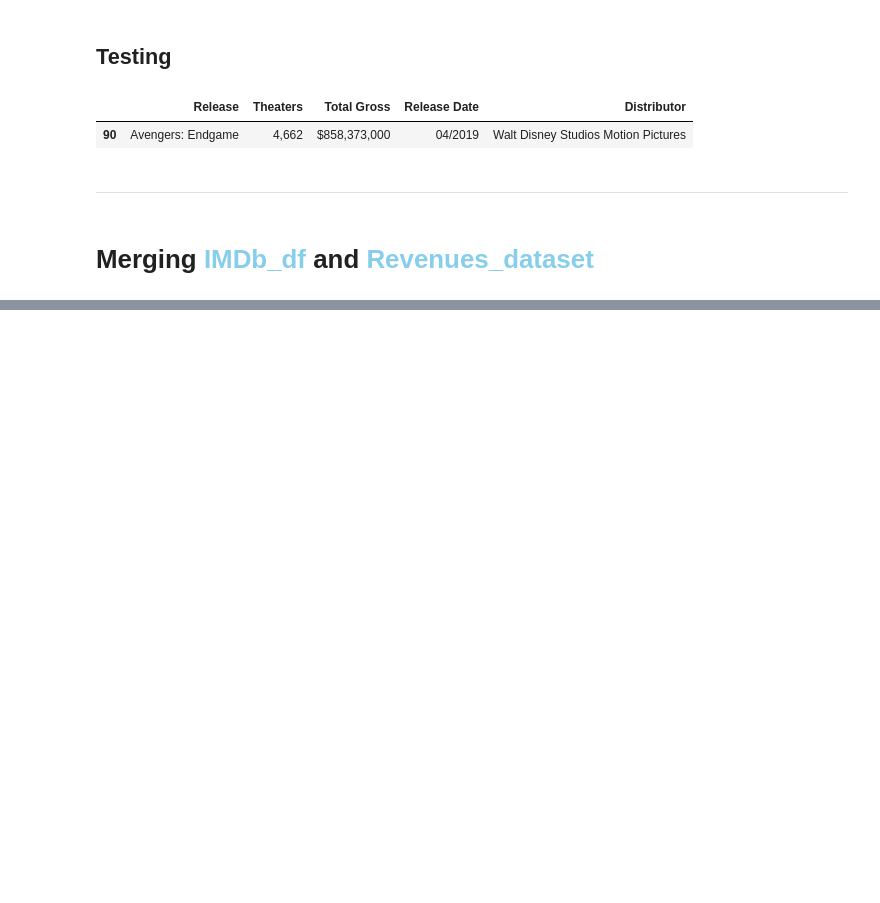
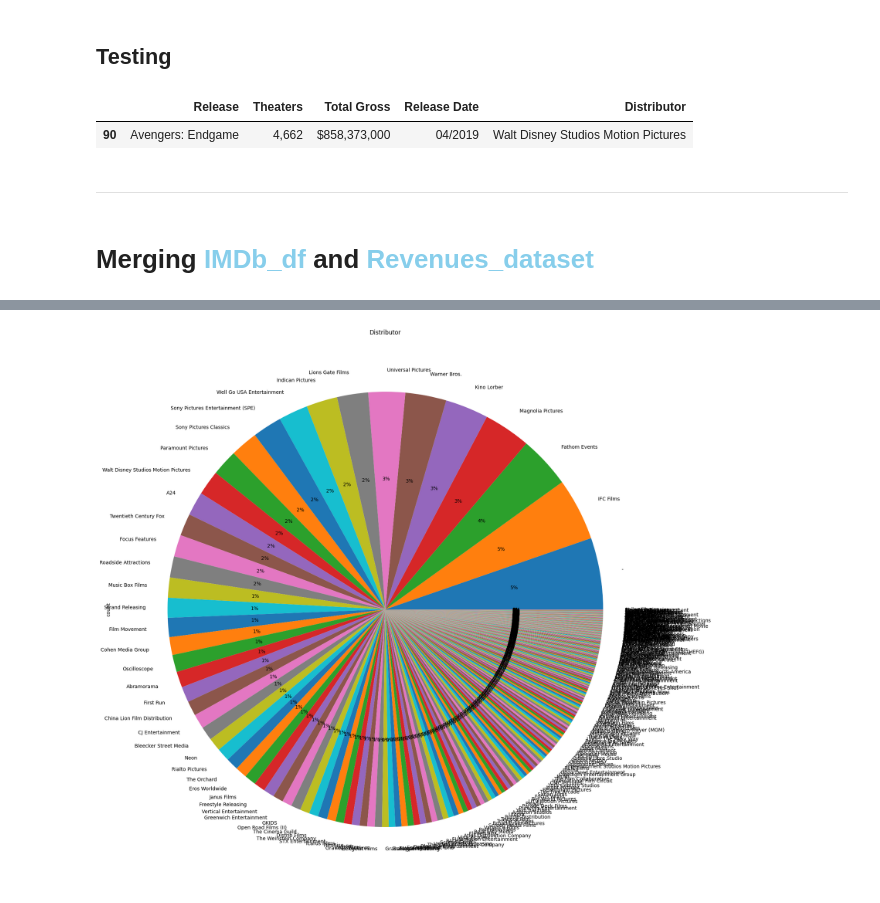
Before and after one commit to shreyashguptas/Analyzing-movie-runtime-performance-before-and-after-COVID-19, a Jupyter notebook: project code.ipynb, the cells around one changed output, grey strips where cells are left out. Cells and saved outputs as stored; diff of their text form; code cells hidden in the pictures; blank space fills up the shorter version.

```diff
--- a/project code.ipynb
+++ b/project code.ipynb
@@ -700,0 +787,7 @@ print(new_df['budget'].notnull().sum())
+# %%
+# Visualise a pie chart of the count of all the distributors
+combined_data['Distributor'].value_counts().plot(kind='pie', autopct='%1.0f%%', figsize=(20,20))
+plt.title('Distributor')
+plt.show()
+# %% [output]
+[figure, added]
```
Also changed, not shown: parts of 46 cells of this notebook.
